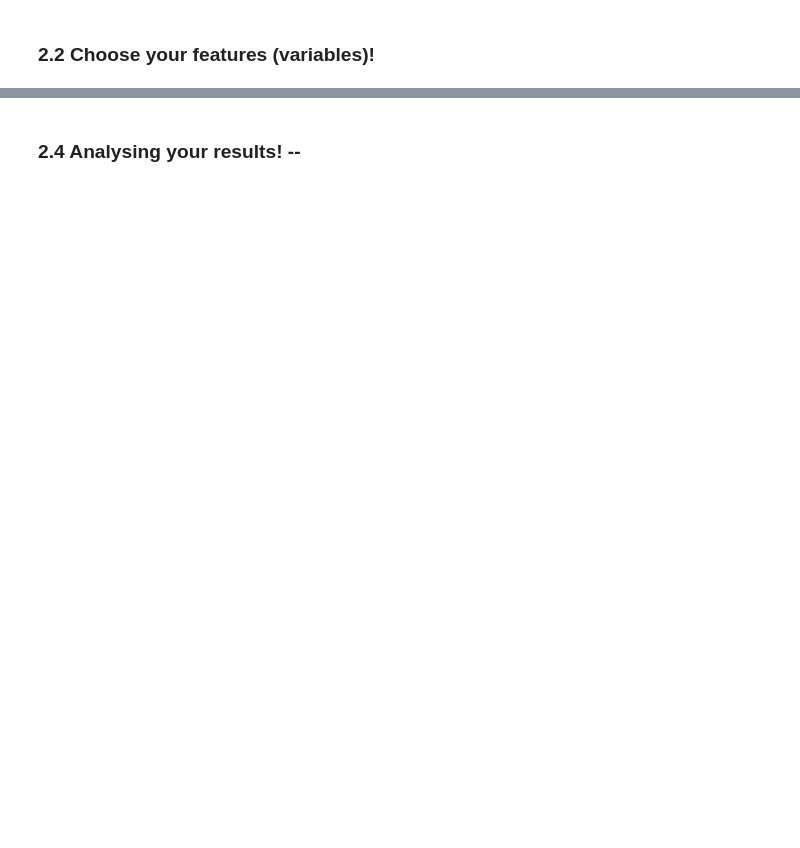
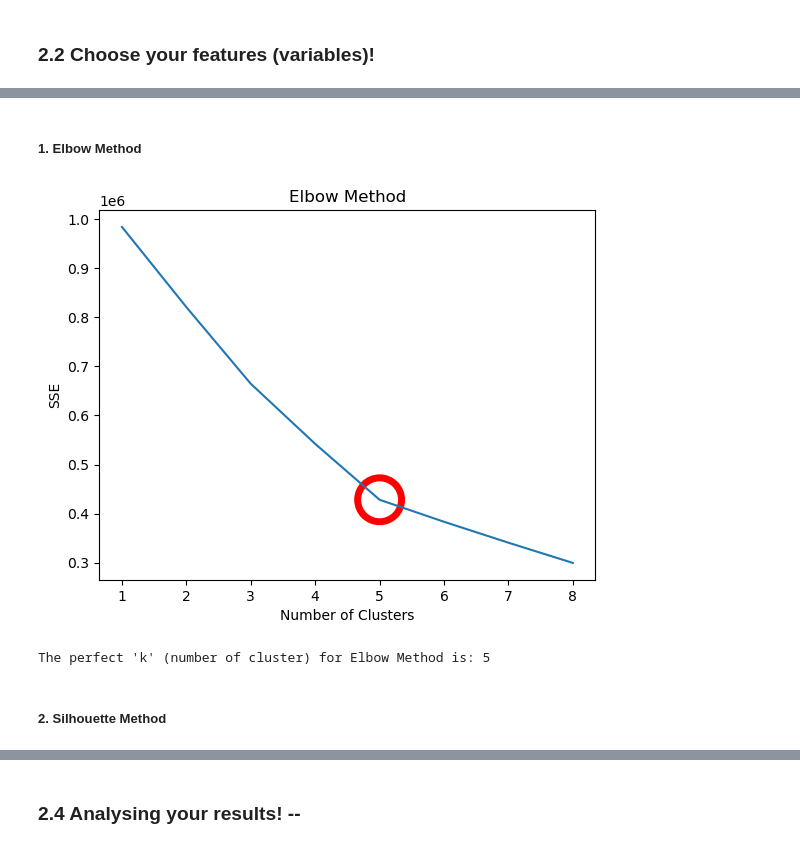
Before and after one commit to pltommasino/ADM-HW4-Group14, a Jupyter notebook: HW4_main.ipynb, the cells around one changed output, grey strips where cells are left out. Drawn from its saved outputs; the diff is of its cells as text; code cells hidden in the pictures; blank space fills up the shorter version.

```diff
--- a/HW4_main.ipynb
+++ b/HW4_main.ipynb
@@ -393,0 +1022,4 @@ You may notice that you have plenty of features to work with now. So, it would b
+# %%
+#Load dataset
+df_reduced = pd.read_csv('acp.csv')
+df_reduced.head()
@@ -393,0 +1077,30 @@ You may notice that you have plenty of features to work with now. So, it would b
+# %% [markdown]
+##### 1. Elbow Method
+# %%
+#Initialize Sum of Squared Error 'SSE' list
+SSE = []
+
+for k in range(1, 9):
+    #We use KMeans function from 'sklearn' library
+    kmeans = KMeans(n_clusters=k, init='random', max_iter=300, random_state=42)
+    kmeans.fit(df_reduced)
+    #We store SSE in its list
+    SSE.append(kmeans.inertia_)
+# %%
+#Plot Elbow Method for different 'k'
+plt.plot(range(1, 9), SSE)
+plt.scatter(5,SSE[4], marker='o', facecolors='none', edgecolors='r',s=1000, linewidth=5)
+plt.title("Elbow Method")
+plt.xlabel("Number of Clusters")
+plt.ylabel("SSE")
+plt.show()
+# %% [output]
+[figure, added]
+# %%
+#Made another test for the calculation of 'k'
+kl = KneeLocator(range(1,9), SSE, curve='convex', direction='decreasing')
+print("The perfect 'k' (number of cluster) for Elbow Method is: %i" %kl.elbow)
+# %% [output]
+The perfect 'k' (number of cluster) for Elbow Method is: 5
+# %% [markdown]
+##### 2. Silhouette Method
```
Also changed, not shown: parts of 123 cells of this notebook, 1 other file.
